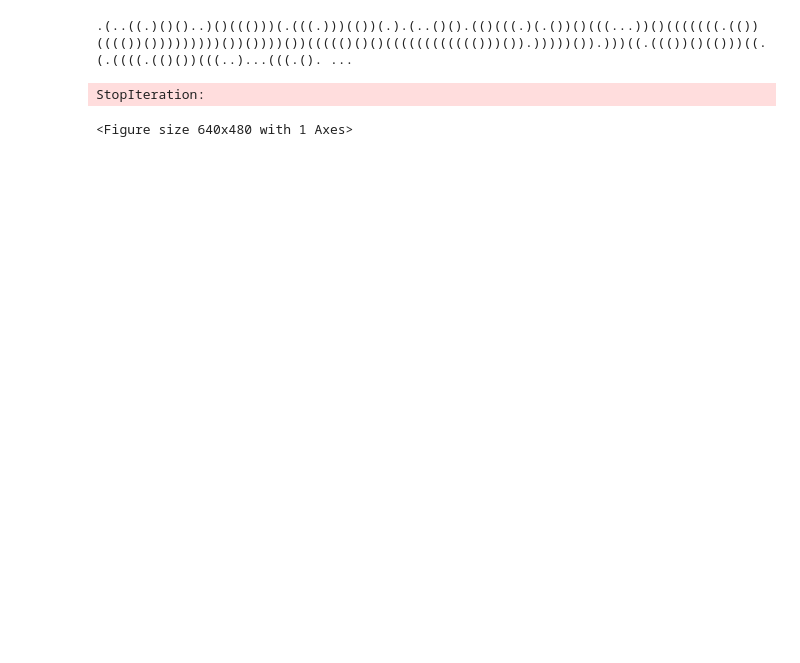
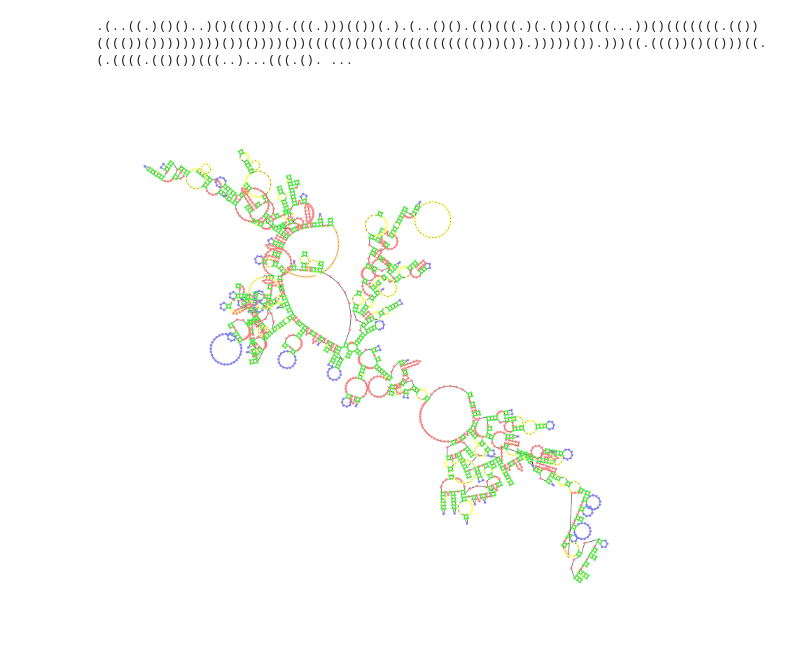
Before and after one commit to ssivilotti/466-project, a Jupyter notebook: analyze.ipynb, the cells around one changed output. Drawn from its saved outputs; the diff is of its cells as text; code cells hidden in the pictures; blank space fills up the shorter version.

Commit message:
final - with images

```diff
--- a/analyze.ipynb
+++ b/analyze.ipynb
@@ -1,25 +1,25 @@
 # %%
 
 import matplotlib.pyplot as plt
 import forgi.visual.mplotlib as fvm
 import forgi
 def read_fasta_file(fasta_file):
     with open(fasta_file, 'r') as file:
         lines = file.readlines()
         sequence = lines[1].strip()
         structure = lines[2].strip()
     return sequence, structure
 
-fasta_file = 'output/microgreen_id_rna_structure.fasta'
+fasta_file = '/workspaces/466-project/output/microgreen_id_rna_structure.fasta'
 sequence, dot_bracket = read_fasta_file(fasta_file)
 #dot_bracket = "(((....)))"
 print(dot_bracket)
-
+plt.figure(figsize=(30, 30))
 import forgi.graph.bulge_graph as fgb
 bg = forgi.load_rna(fasta_file,allow_many=False)
-fvm.plot_rna(bg, lighten=.7)
+fvm.plot_rna(bg, lighten=.5,text_kwargs={"visible": False})
+plt.tight_layout()
 plt.show()
 # %% [output]
 .(..((.)()()..)()((()))(.(((.)))(())(.).(..()().(()(((.)(.())()(((...))()(((((((.(())(((())()))))))))())())))())((((()()()(((((((((((()))()).)))))()).)))((.((())()(()))((.(.((((.(()())(((..)...(((.(). ...
-StopIteration:
-<Figure size 640x480 with 1 Axes>
+[figure, added]
```
Also changed, not shown: 8 other files.
